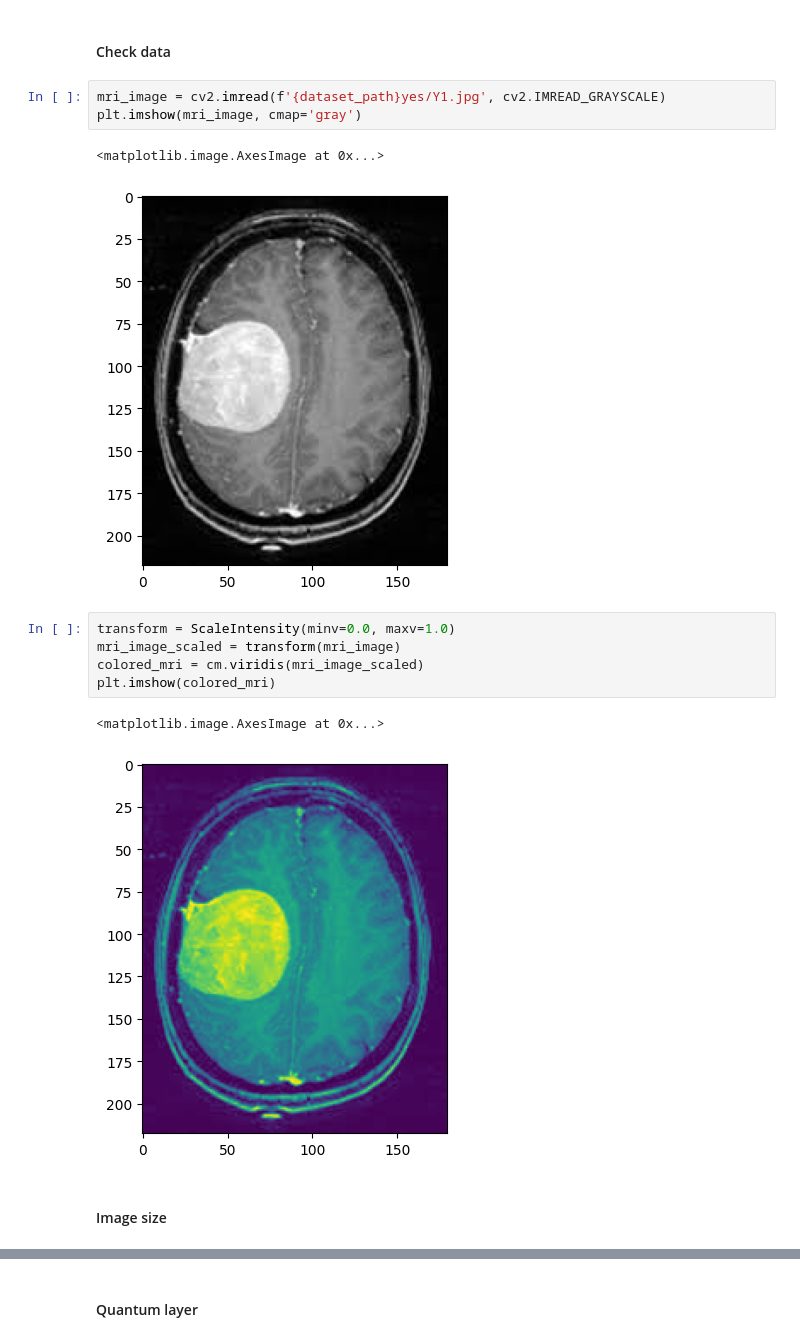
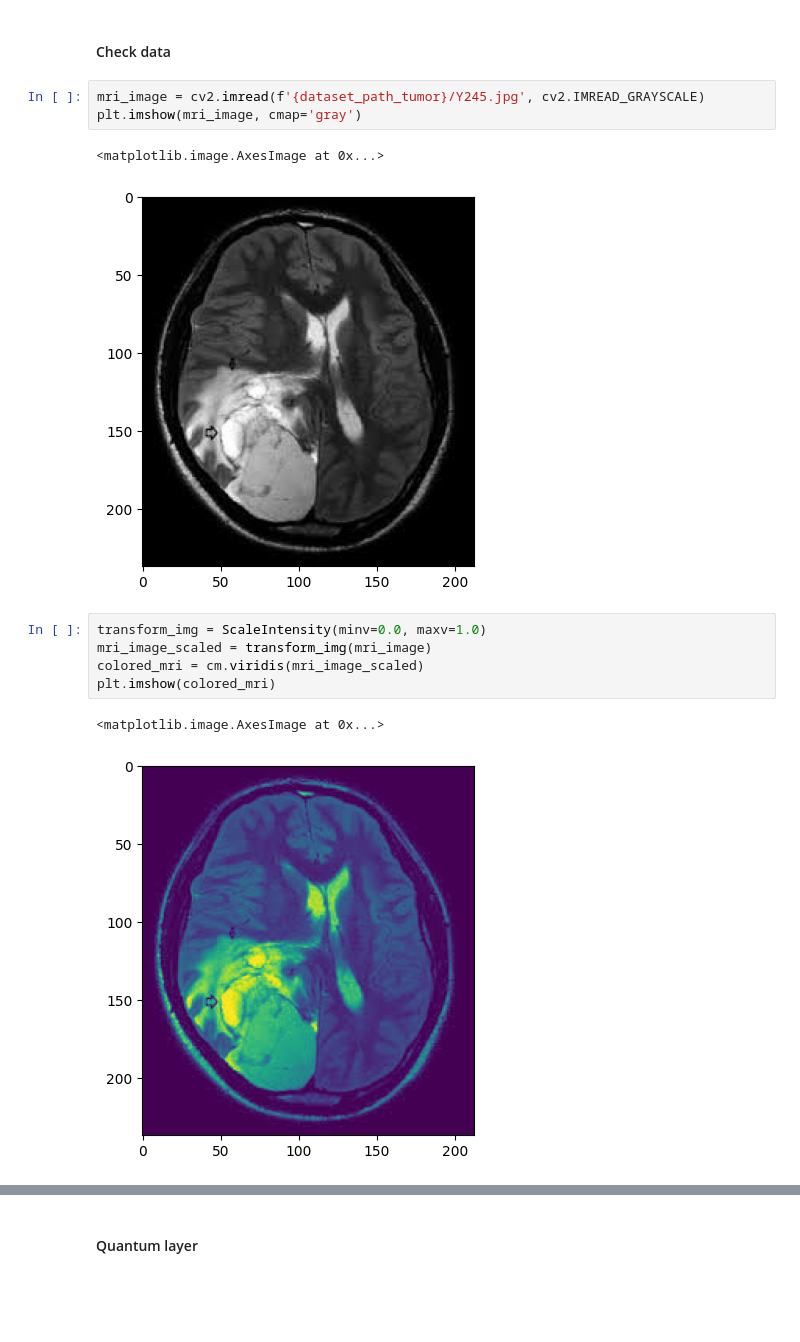
Before and after one commit to ketayon/BRAIN_TUMOR_DETECTION, a Jupyter notebook: ingenii_brain_tumor_detection.ipynb, the cells around one changed output, grey strips where cells are left out. Cells and saved outputs as stored; diff of their text form; blank space fills up the shorter version.

```diff
--- a/ingenii_brain_tumor_detection.ipynb
+++ b/ingenii_brain_tumor_detection.ipynb
@@ -47,18 +57,16 @@ validation_path_no = f'{path}/no'
 # %% [markdown]
 #### Check data
 # %%
-mri_image = cv2.imread(f'{dataset_path}yes/Y1.jpg', cv2.IMREAD_GRAYSCALE)
+mri_image = cv2.imread(f'{dataset_path_tumor}/Y245.jpg', cv2.IMREAD_GRAYSCALE)
 plt.imshow(mri_image, cmap='gray')
 # %% [output]
 <matplotlib.image.AxesImage at 0x...>
-[figure, old version]
+[figure, new version]
 # %%
-transform = ScaleIntensity(minv=0.0, maxv=1.0)
-mri_image_scaled = transform(mri_image)
+transform_img = ScaleIntensity(minv=0.0, maxv=1.0)
+mri_image_scaled = transform_img(mri_image)
 colored_mri = cm.viridis(mri_image_scaled)
 plt.imshow(colored_mri)
 # %% [output]
 <matplotlib.image.AxesImage at 0x...>
-[figure, old version]
+[figure, new version]
-# %% [markdown]
-#### Image size
```
Also changed, not shown: parts of 46 cells of this notebook, 10 other files.
